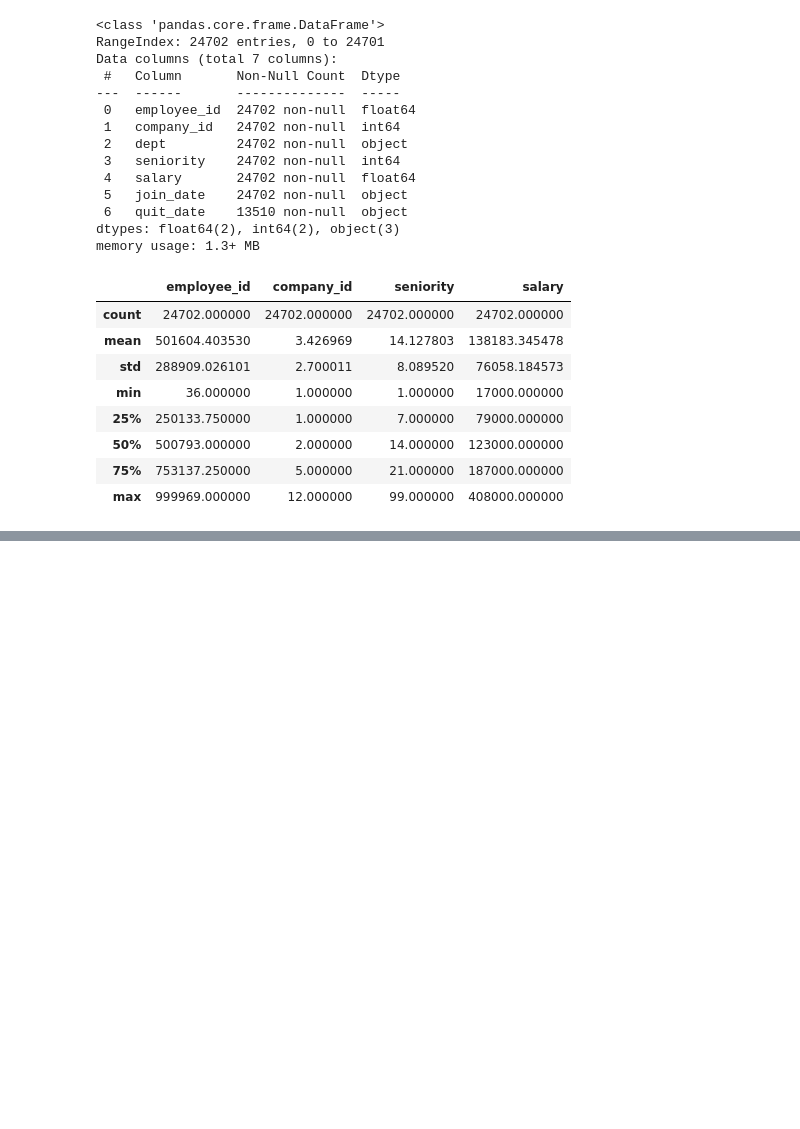
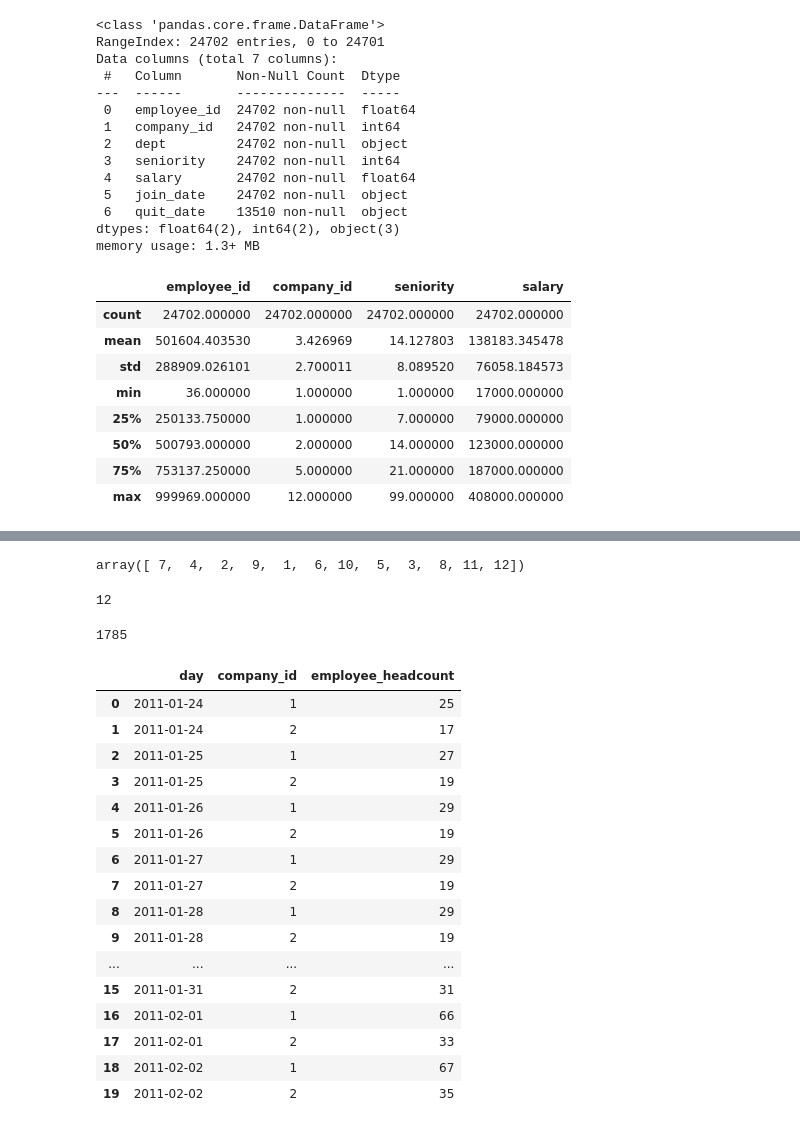
Before and after one commit to chixinn/DS_bootcamp, a Jupyter notebook: 3-Employee-Retention.ipynb, the cells around one changed output, grey strips where cells are left out. Cells and saved outputs as stored; diff of their text form; code cells hidden in the pictures; blank space fills up the shorter version.

```diff
--- a/3-Employee-Retention.ipynb
+++ b/3-Employee-Retention.ipynb
@@ -55,0 +94,10 @@ TypeError: '<' not supported between instances of 'float' and 'str'
+# %%
+company_id_li=data['company_id'].unique()
+company_id_li
+# %% [output]
+array([ 7,  4,  2,  9,  1,  6, 10,  5,  3,  8, 11, 12])
+# %%
+type(company_id_li)
+len(company_id_li)
+# %% [output]
+12
@@ -55,0 +107,45 @@ TypeError: '<' not supported between instances of 'float' and 'str'
+# %%
+len(unique_date)
+# %% [output]
+1785
+# %%
+# Define useful information
+unique_date = pd.date_range(start='2011-01-24', end='2015-12-13', freq='D')
+unique_company = sorted(data['company_id'].unique())
+
+day = []
+company = []
+headcount = []
+
+# Loop through date and company id
+for date in unique_date[:10]:
+    for idx in unique_company[:2]:
+        total_join = len(data[(data['join_date'] <= date) & (data['company_id'] == idx)])
+        total_quit = len(data[(data['quit_date'] <= date) & (data['company_id'] == idx)])
+        day.append(date)
+        company.append(idx)
+        headcount.append(total_join - total_quit)
+
+# Create table for day, employee_headcount, company_id
+table = pd.DataFrame({'day': day, 'company_id': company, 'employee_headcount': headcount},
+                     columns=['day', 'company_id', 'employee_headcount'])
+# %%
+table
+# %% [output]
+|  | day | company_id | employee_headcount |
+| 0 | 2011-01-24 | 1 | 25 |
+| 1 | 2011-01-24 | 2 | 17 |
+| 2 | 2011-01-25 | 1 | 27 |
+| 3 | 2011-01-25 | 2 | 19 |
+| 4 | 2011-01-26 | 1 | 29 |
+| 5 | 2011-01-26 | 2 | 19 |
+| 6 | 2011-01-27 | 1 | 29 |
+| 7 | 2011-01-27 | 2 | 19 |
+| 8 | 2011-01-28 | 1 | 29 |
+| 9 | 2011-01-28 | 2 | 19 |
+| ... | ... | ... | ... |
+| 15 | 2011-01-31 | 2 | 31 |
+| 16 | 2011-02-01 | 1 | 66 |
+| 17 | 2011-02-01 | 2 | 33 |
+| 18 | 2011-02-02 | 1 | 67 |
+| 19 | 2011-02-02 | 2 | 35 |
```
Also changed, not shown: parts of 28 cells of this notebook.
